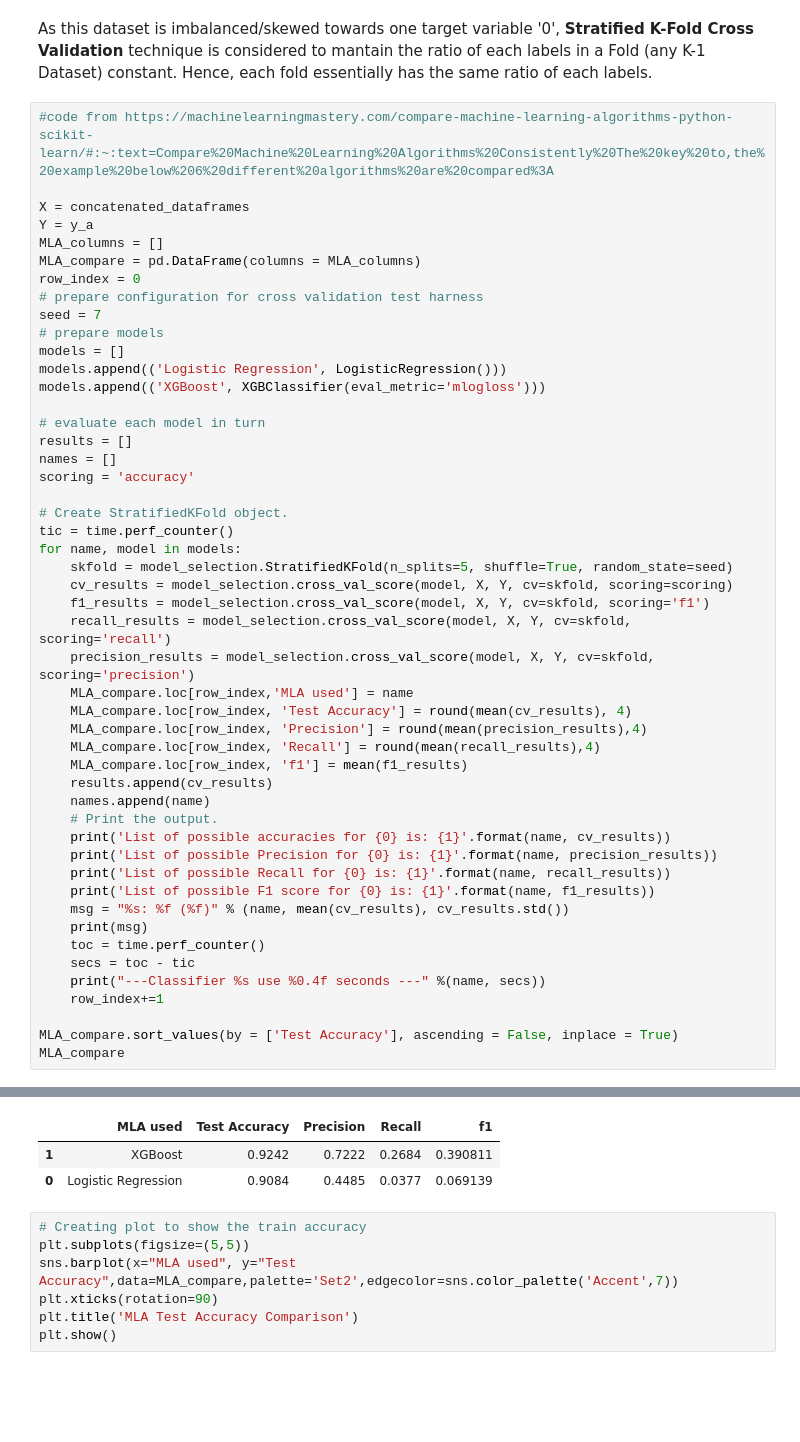
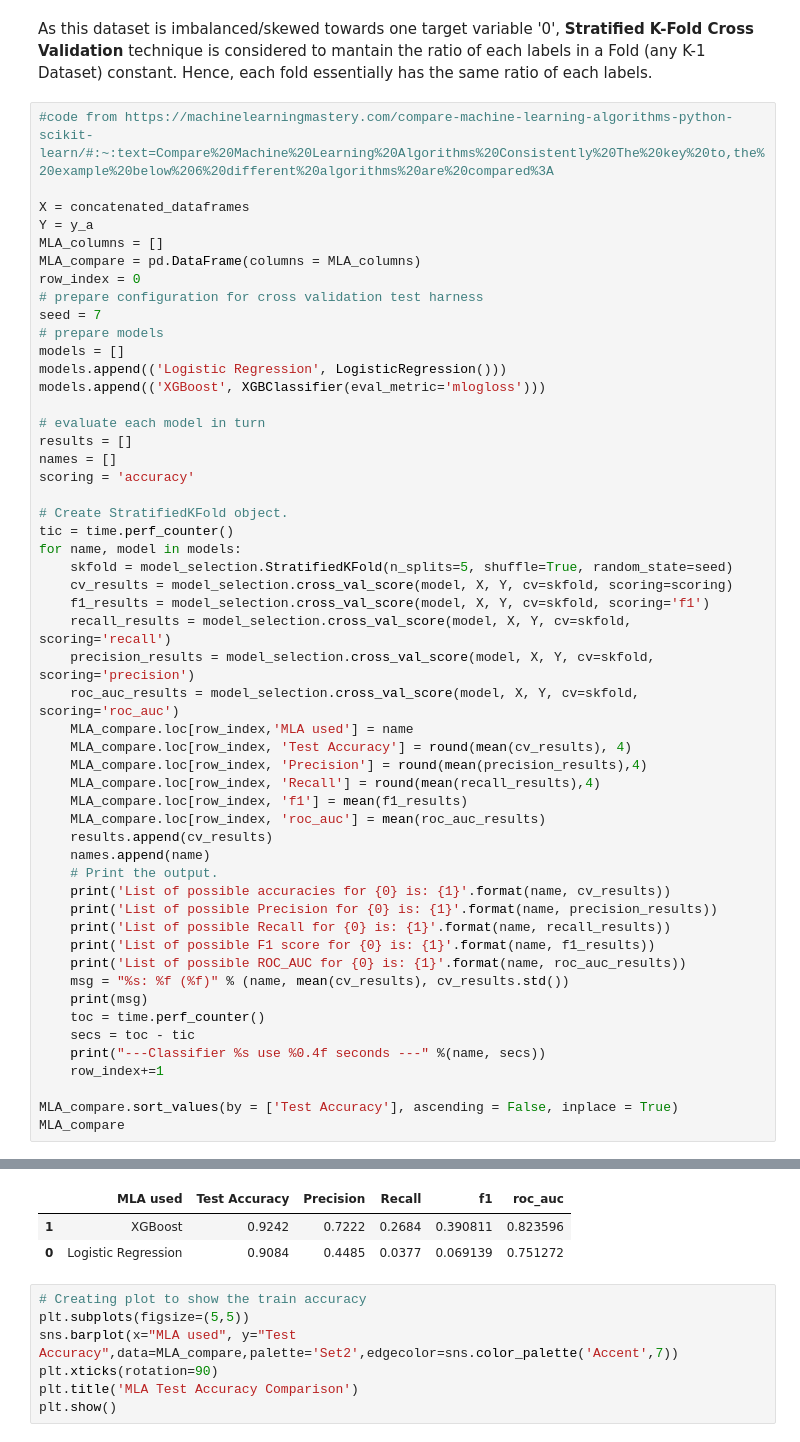
Before and after one commit to madhusanthan/Credit-Fraud-Risk-Model, a Jupyter notebook: Feature transformation using One-Hot and Label Encoding.ipynb, the cells around one changed output, grey strips where cells are left out. Cells and saved outputs as stored; diff of their text form; blank space fills up the shorter version.

```diff
--- a/Feature transformation using One-Hot and Label Encoding.ipynb
+++ b/Feature transformation using One-Hot and Label Encoding.ipynb
@@ -184,11 +183,13 @@ for name, model in models:
     f1_results = model_selection.cross_val_score(model, X, Y, cv=skfold, scoring='f1')
     recall_results = model_selection.cross_val_score(model, X, Y, cv=skfold, scoring='recall')
     precision_results = model_selection.cross_val_score(model, X, Y, cv=skfold, scoring='precision')
+    roc_auc_results = model_selection.cross_val_score(model, X, Y, cv=skfold, scoring='roc_auc')
     MLA_compare.loc[row_index,'MLA used'] = name
     MLA_compare.loc[row_index, 'Test Accuracy'] = round(mean(cv_results), 4)
     MLA_compare.loc[row_index, 'Precision'] = round(mean(precision_results),4)
     MLA_compare.loc[row_index, 'Recall'] = round(mean(recall_results),4)
     MLA_compare.loc[row_index, 'f1'] = mean(f1_results)
+    MLA_compare.loc[row_index, 'roc_auc'] = mean(roc_auc_results)
     results.append(cv_results)
     names.append(name)
     # Print the output.
@@ -196,6 +197,7 @@ for name, model in models:
     print('List of possible Precision for {0} is: {1}'.format(name, precision_results))
     print('List of possible Recall for {0} is: {1}'.format(name, recall_results))
     print('List of possible F1 score for {0} is: {1}'.format(name, f1_results))
+    print('List of possible ROC_AUC for {0} is: {1}'.format(name, roc_auc_results))
     msg = "%s: %f (%f)" % (name, mean(cv_results), cv_results.std())
     print(msg)
     toc = time.perf_counter()
@@ -221,6 +225,6 @@ XGBoost: 0.924225 (0.001005)
-|  | MLA used | Test Accuracy | Precision | Recall | f1 |
-| 1 | XGBoost | 0.9242 | 0.7222 | 0.2684 | 0.390811 |
-| 0 | Logistic Regression | 0.9084 | 0.4485 | 0.0377 | 0.069139 |
+|  | MLA used | Test Accuracy | Precision | Recall | f1 | roc_auc |
+| 1 | XGBoost | 0.9242 | 0.7222 | 0.2684 | 0.390811 | 0.823596 |
+| 0 | Logistic Regression | 0.9084 | 0.4485 | 0.0377 | 0.069139 | 0.751272 |
 # %%
 # Creating plot to show the train accuracy
 plt.subplots(figsize=(5,5))
```
Also changed, not shown: parts of 4 cells of this notebook.
